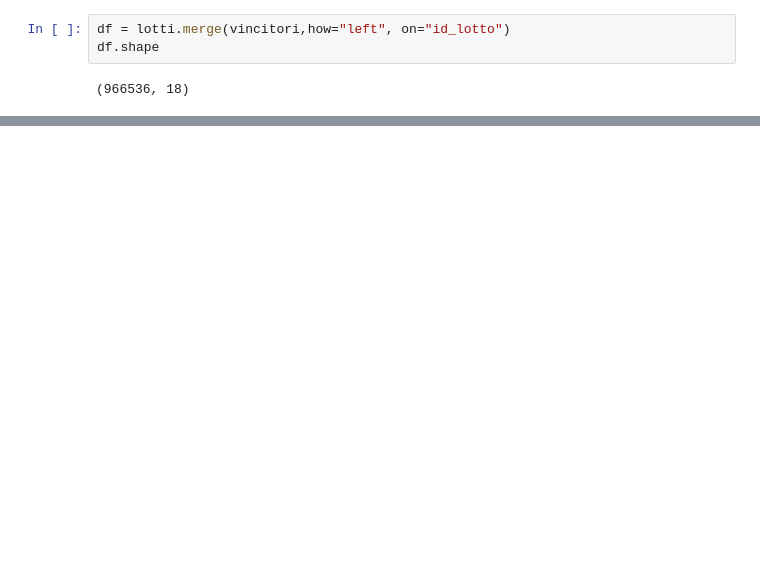
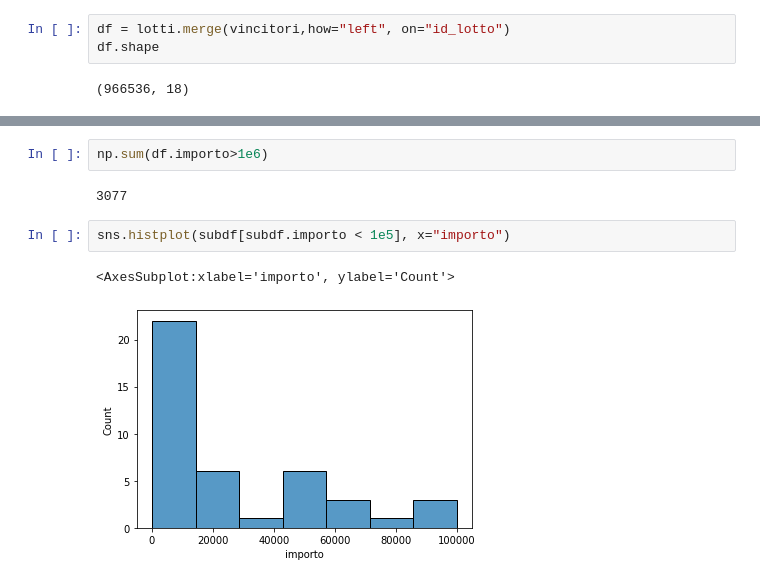
Before and after one commit to Yourne/synapthesis, a Jupyter notebook: explore.ipynb, the cells around one changed output, grey strips where cells are left out. Saved outputs shown, nothing was run; the diff lists cells and outputs as text; blank space fills up the shorter version.

```diff
--- a/explore.ipynb
+++ b/explore.ipynb
@@ -201,0 +305,9 @@ there are more call-winner
+# %%
+np.sum(df.importo>1e6)
+# %% [output]
+3077
+# %%
+sns.histplot(subdf[subdf.importo < 1e5], x="importo")
+# %% [output]
+<AxesSubplot:xlabel='importo', ylabel='Count'>
+[figure, added]
```
Also changed, not shown: parts of 37 cells of this notebook, 1 other file.
